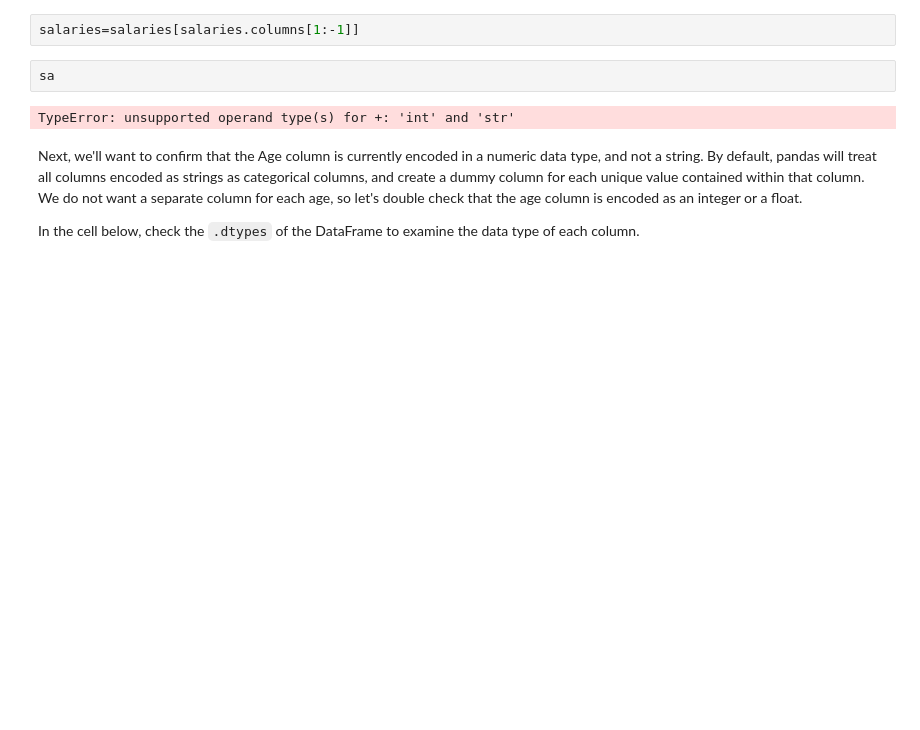
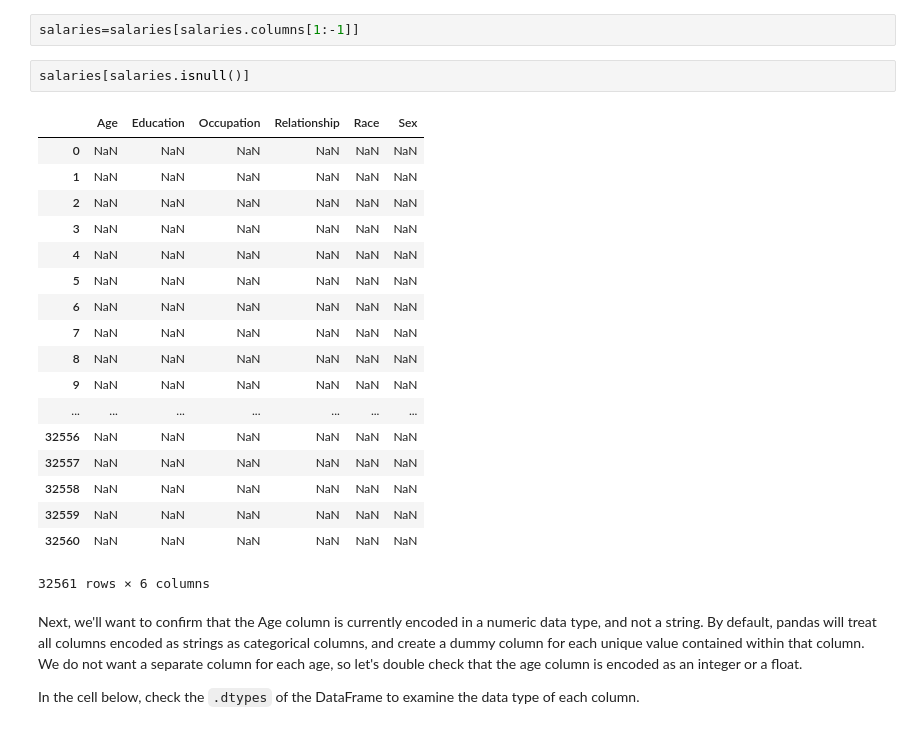
Before and after one commit to molron94/dsc-3-32-04-tree-ensembles-and-random-forests-lab-nyc-ds-career-031119, a Jupyter notebook: index.ipynb, the cells around one changed output. Drawn from its saved outputs; the diff is of its cells as text; blank space fills up the shorter version.

```diff
--- a/index.ipynb
+++ b/index.ipynb
@@ -68,10 +68,27 @@ salaries.head()
 target = pd.DataFrame(salaries.Target)
 # %%
 salaries=salaries[salaries.columns[1:-1]]
-# %%
-sa
-# %% [output]
-TypeError: unsupported operand type(s) for +: 'int' and 'str'
+# %%
+salaries[salaries.isnull()]
+# %% [output]
+|  | Age | Education | Occupation | Relationship | Race | Sex |
+| 0 | NaN | NaN | NaN | NaN | NaN | NaN |
+| 1 | NaN | NaN | NaN | NaN | NaN | NaN |
+| 2 | NaN | NaN | NaN | NaN | NaN | NaN |
+| 3 | NaN | NaN | NaN | NaN | NaN | NaN |
+| 4 | NaN | NaN | NaN | NaN | NaN | NaN |
+| 5 | NaN | NaN | NaN | NaN | NaN | NaN |
+| 6 | NaN | NaN | NaN | NaN | NaN | NaN |
+| 7 | NaN | NaN | NaN | NaN | NaN | NaN |
+| 8 | NaN | NaN | NaN | NaN | NaN | NaN |
+| 9 | NaN | NaN | NaN | NaN | NaN | NaN |
+| ... | ... | ... | ... | ... | ... | ... |
+| 32556 | NaN | NaN | NaN | NaN | NaN | NaN |
+| 32557 | NaN | NaN | NaN | NaN | NaN | NaN |
+| 32558 | NaN | NaN | NaN | NaN | NaN | NaN |
+| 32559 | NaN | NaN | NaN | NaN | NaN | NaN |
+| 32560 | NaN | NaN | NaN | NaN | NaN | NaN |
+32561 rows × 6 columns
 # %% [markdown]
 Next, we'll want to confirm that the Age column is currently encoded in a numeric data type, and not a string. By default, pandas will treat all columns encoded as strings as categorical columns, and create a dummy column for each unique value contained within that column.  We do not want a separate column for each age, so let's double check that the age column is encoded as an integer or a float.
 
```
